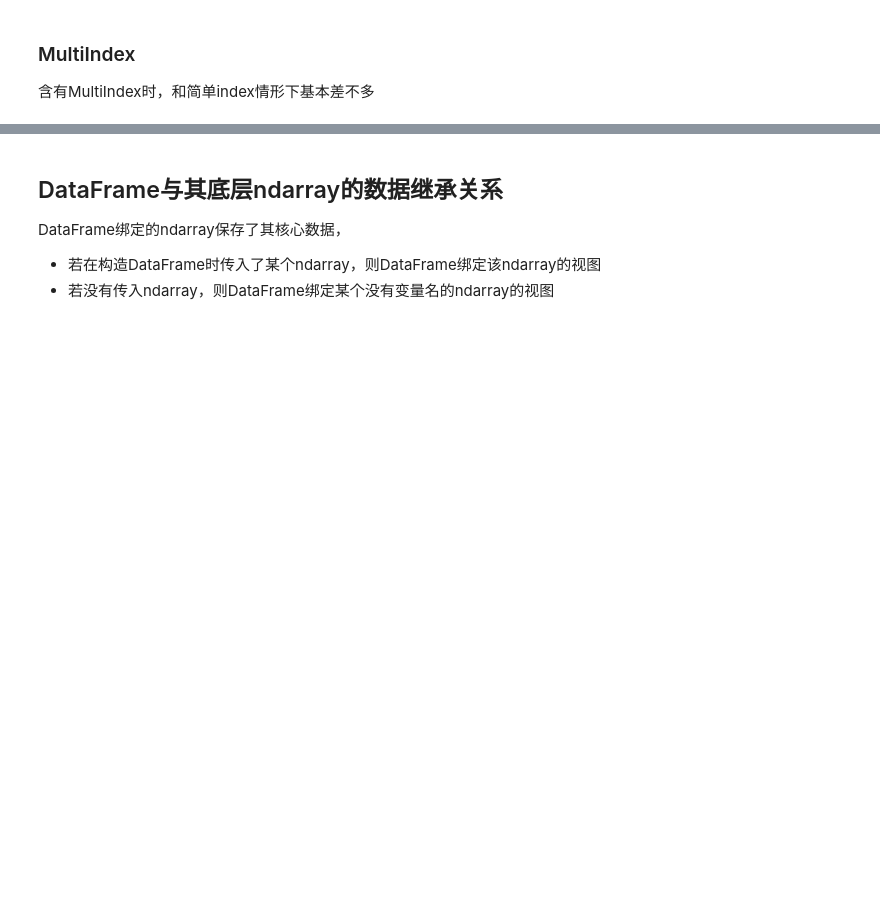
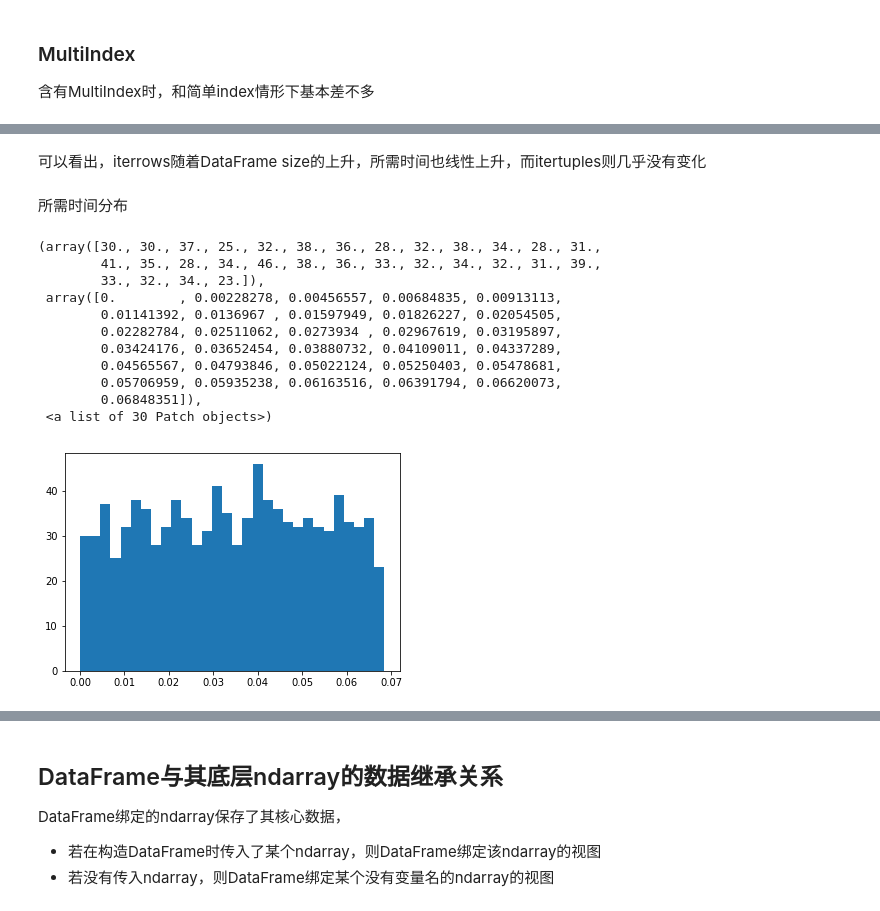
Before and after one commit to zodiac911/Pelican-Blog, a Jupyter notebook: content/2019/Pandas-Start/Pandas-QuickStart.ipynb, the cells around one changed output, grey strips where cells are left out. Cells and saved outputs as stored; diff of their text form; code cells hidden in the pictures; blank space fills up the shorter version.

```diff
--- a/content/2019/Pandas-Start/Pandas-QuickStart.ipynb
+++ b/content/2019/Pandas-Start/Pandas-QuickStart.ipynb
@@ -2220,0 +2505,5 @@ col.head()
+# %%
+dates = pd.date_range('20130101', periods=10000)
+data = np.arange(10000)
+df = pd.DataFrame(data, index=dates, columns=list('A'))
+df.head()
@@ -2220,0 +2570,20 @@ col.head()
+# %% [markdown]
+可以看出，iterrows随着DataFrame size的上升，所需时间也线性上升，而itertuples则几乎没有变化
+# %% [markdown]
+所需时间分布
+# %%
+fig, ax = plt.subplots()
+ax.hist(times_r.mean(axis=1), bins=30)
+# %% [output]
+(array([30., 30., 37., 25., 32., 38., 36., 28., 32., 38., 34., 28., 31.,
+        41., 35., 28., 34., 46., 38., 36., 33., 32., 34., 32., 31., 39.,
+        33., 32., 34., 23.]),
+ array([0.        , 0.00228278, 0.00456557, 0.00684835, 0.00913113,
+        0.01141392, 0.0136967 , 0.01597949, 0.01826227, 0.02054505,
+        0.02282784, 0.02511062, 0.0273934 , 0.02967619, 0.03195897,
+        0.03424176, 0.03652454, 0.03880732, 0.04109011, 0.04337289,
+        0.04565567, 0.04793846, 0.05022124, 0.05250403, 0.05478681,
+        0.05706959, 0.05935238, 0.06163516, 0.06391794, 0.06620073,
+        0.06848351]),
+ <a list of 30 Patch objects>)
+[figure, added]
```
Also changed, not shown: parts of 90 cells of this notebook.
